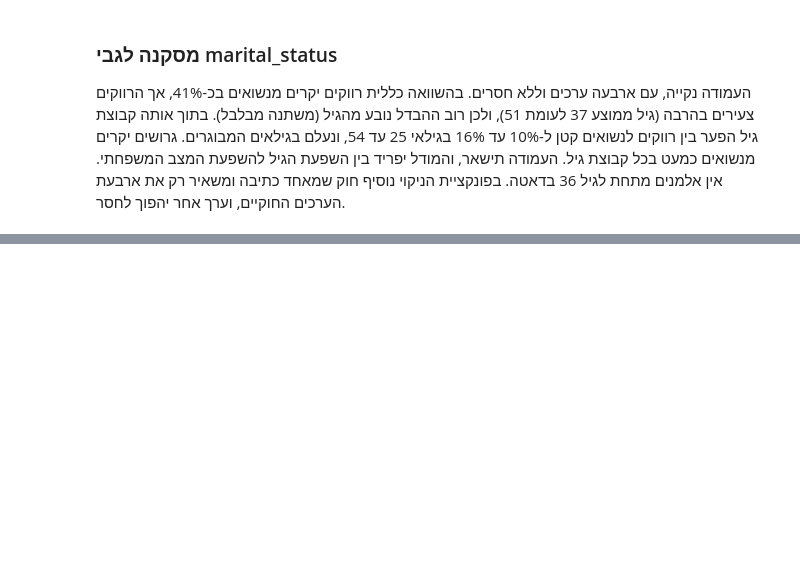
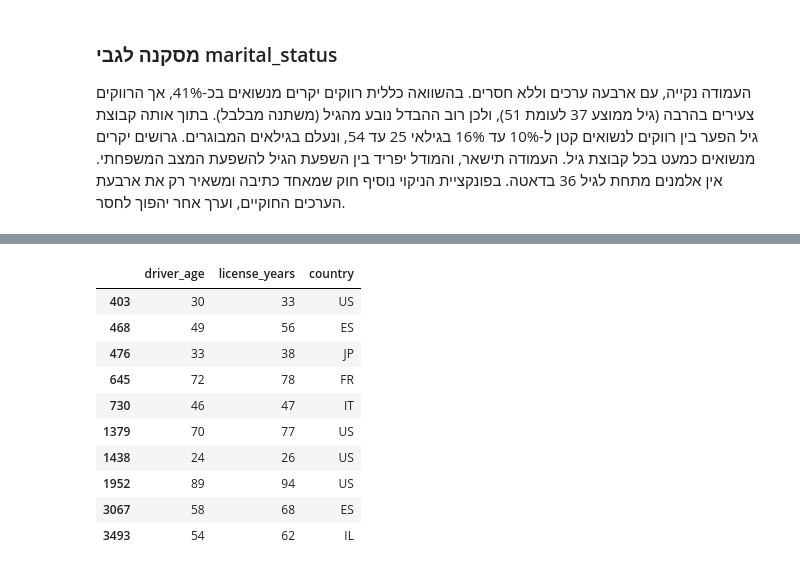
Before and after one commit to liadrimer/car-insurance-claim-prediction, a Jupyter notebook: cleaning_driver.ipynb, the cells around one changed output, grey strips where cells are left out. Drawn from its saved outputs; the diff is of its cells as text; code cells hidden in the pictures; blank space fills up the shorter version.

Commit message:
Add files via upload
Clean impossible license_years

```diff
--- a/cleaning_driver.ipynb
+++ b/cleaning_driver.ipynb
@@ -521,0 +543,5 @@ df.pivot_table(index=age_group, columns="marital_status",
+# %%
+# חישוב הגיל שבו כל נהג קיבל רישיון, כלומר הגיל פחות ותק הרישיון
+age_at_license = df["driver_age"] - df["license_years"]
+print("Drivers who got a license before age 16:", (age_at_license < 16).sum())
+age_at_license.value_counts().sort_index().head(15)
@@ -521,0 +566,16 @@ df.pivot_table(index=age_group, columns="marital_status",
+# %%
+# הצגת דוגמאות של נהגים עם ותק רישיון בלתי אפשרי
+impossible = age_at_license < 16
+df.loc[impossible, ["driver_age", "license_years", "country"]].head(10)
+# %% [output]
+|  | driver_age | license_years | country |
+| 403 | 30 | 33 | US |
+| 468 | 49 | 56 | ES |
+| 476 | 33 | 38 | JP |
+| 645 | 72 | 78 | FR |
+| 730 | 46 | 47 | IT |
+| 1379 | 70 | 77 | US |
+| 1438 | 24 | 26 | US |
+| 1952 | 89 | 94 | US |
+| 3067 | 58 | 68 | ES |
+| 3493 | 54 | 62 | IL |
```
Also changed, not shown: parts of 7 cells of this notebook.
